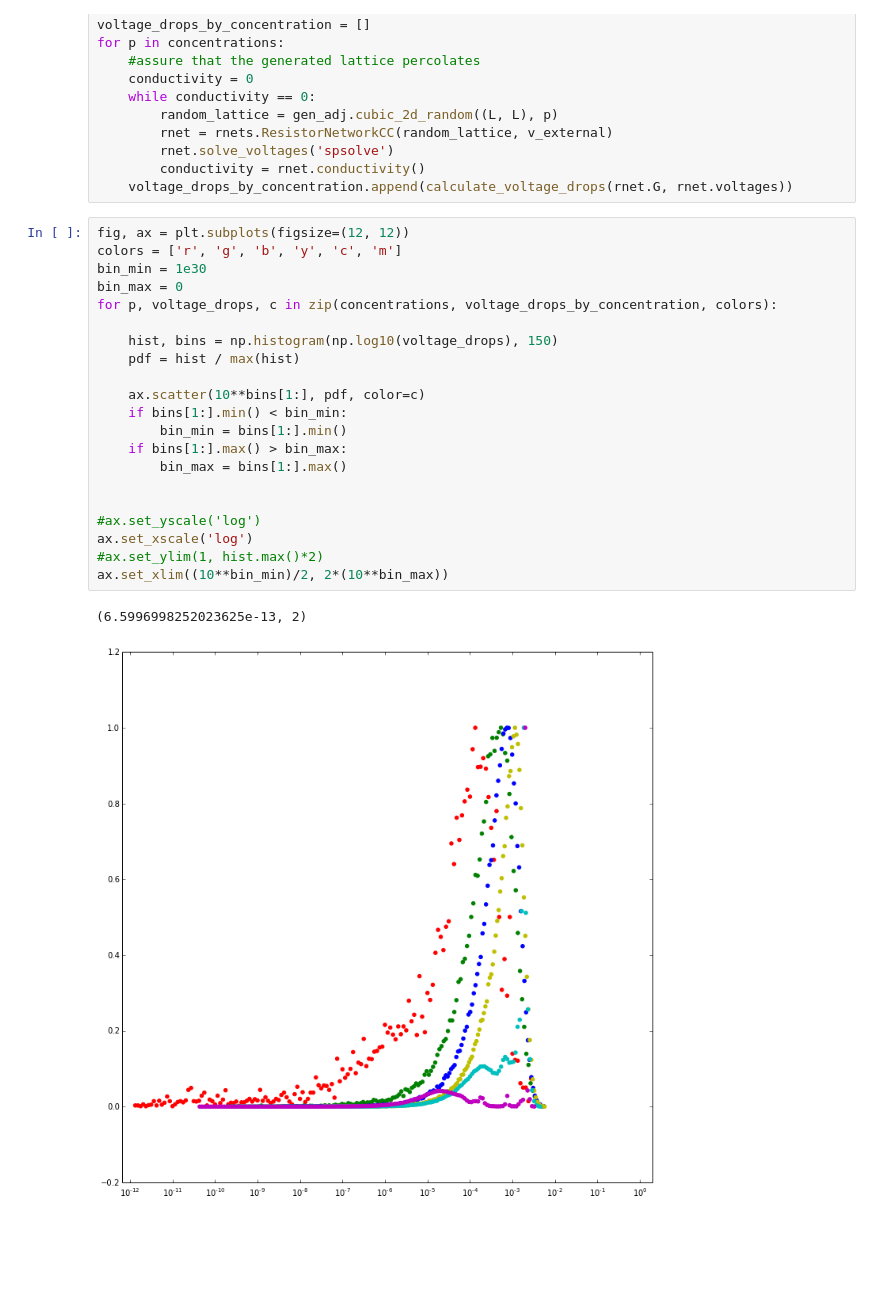
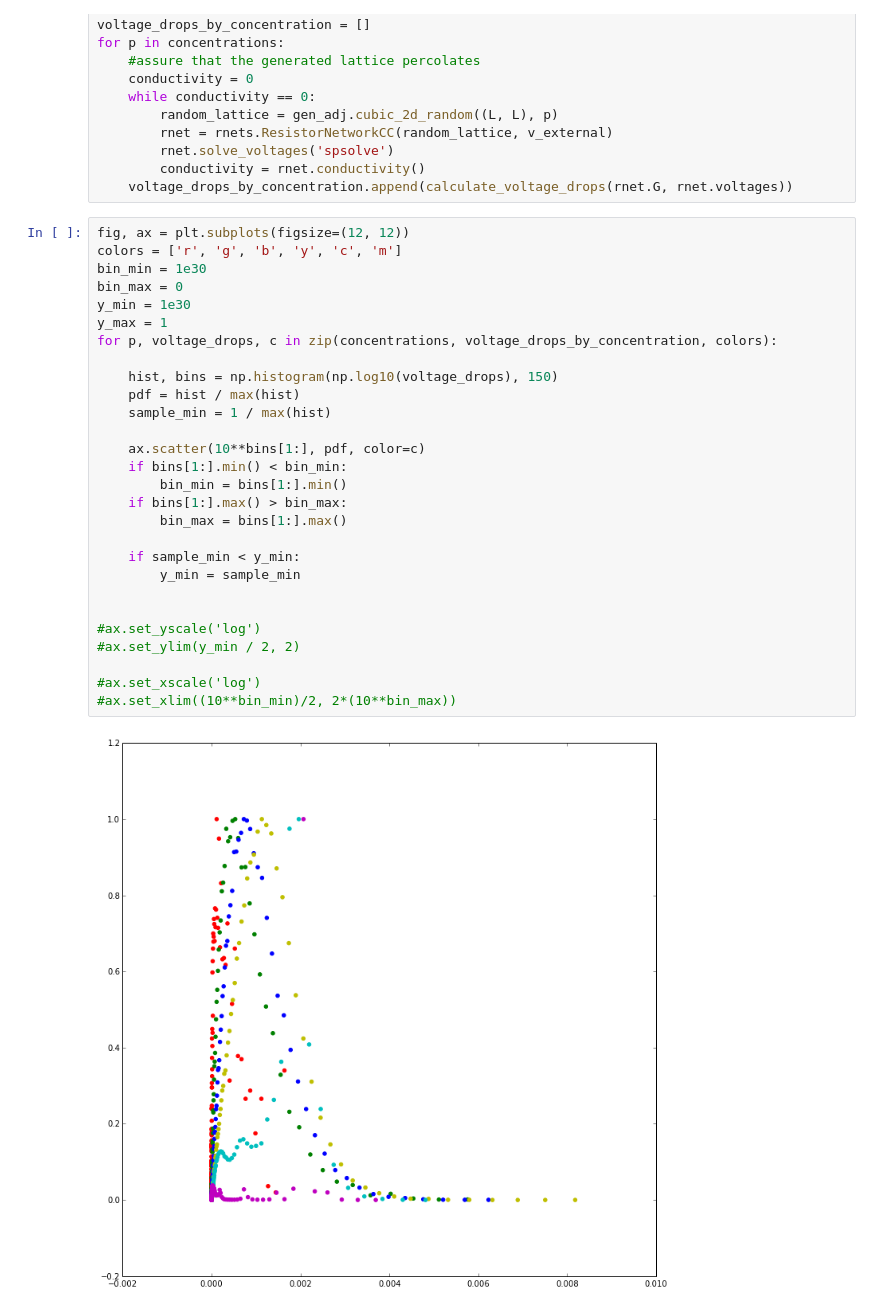
Before and after one commit to forrestsheldon/memNets, a Jupyter notebook: Voltage_Distributions.ipynb, the cells around one changed output. Saved outputs shown, nothing was run; the diff lists cells and outputs as text; blank space fills up the shorter version.

Commit message:
More work on voltage dist figures

```diff
--- a/Voltage_Distributions.ipynb
+++ b/Voltage_Distributions.ipynb
@@ -310,24 +311,30 @@ for p in concentrations:
 # %%
 fig, ax = plt.subplots(figsize=(12, 12))
 colors = ['r', 'g', 'b', 'y', 'c', 'm']
 bin_min = 1e30
 bin_max = 0
+y_min = 1e30
+y_max = 1
 for p, voltage_drops, c in zip(concentrations, voltage_drops_by_concentration, colors):
 
     hist, bins = np.histogram(np.log10(voltage_drops), 150)
     pdf = hist / max(hist)
+    sample_min = 1 / max(hist)
 
     ax.scatter(10**bins[1:], pdf, color=c)
     if bins[1:].min() < bin_min:
         bin_min = bins[1:].min()
     if bins[1:].max() > bin_max:
         bin_max = bins[1:].max()
 
+    if sample_min < y_min:
+        y_min = sample_min
+
 
 #ax.set_yscale('log')
-ax.set_xscale('log')
-#ax.set_ylim(1, hist.max()*2)
-ax.set_xlim((10**bin_min)/2, 2*(10**bin_max))
+#ax.set_ylim(y_min / 2, 2)
+
+#ax.set_xscale('log')
+#ax.set_xlim((10**bin_min)/2, 2*(10**bin_max))
 # %% [output]
-(6.5996998252023625e-13, 2)
-[figure, old version]
+[figure, new version]
```
Also changed, not shown: parts of 5 cells of this notebook.
